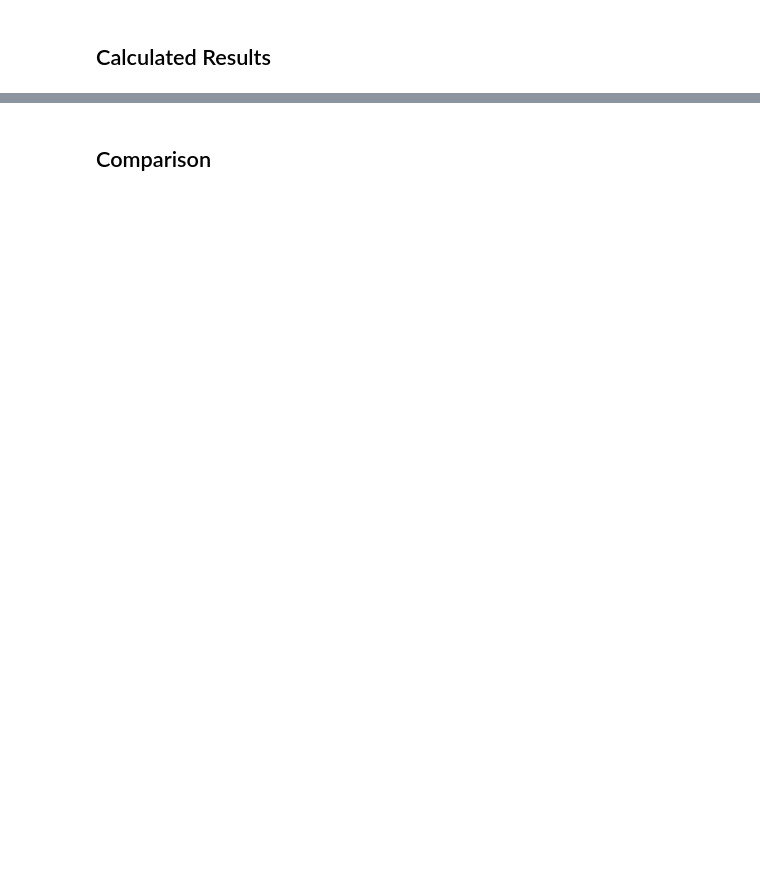
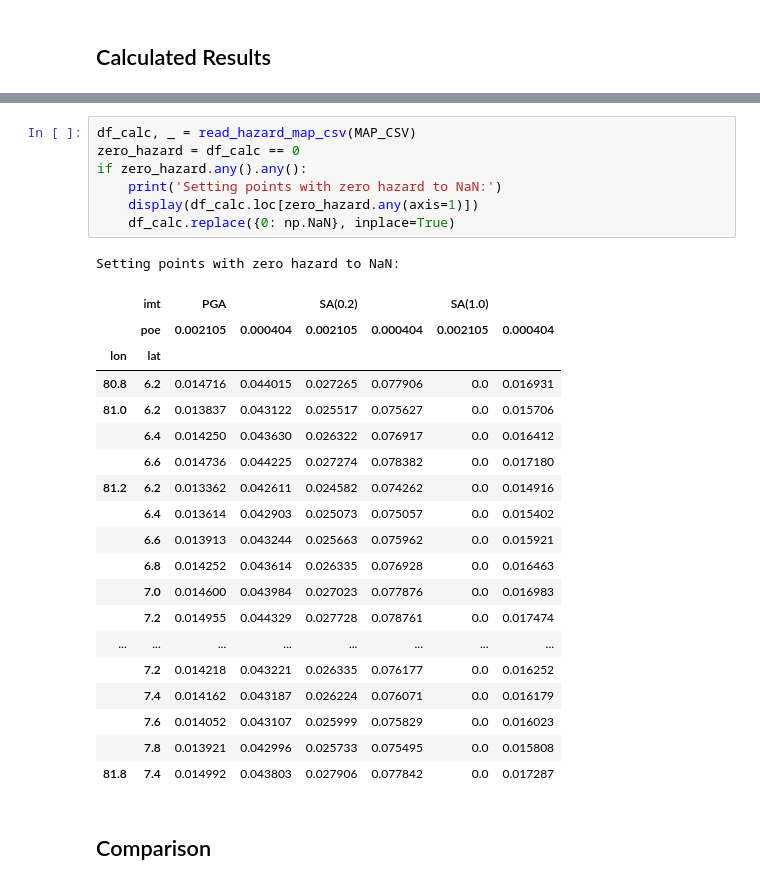
Before and after one commit to nackerley/indian-subcontinent-psha, a Jupyter notebook: Results/Mapping.ipynb, the cells around one changed output, grey strips where cells are left out. Drawn from its saved outputs; the diff is of its cells as text; blank space fills up the shorter version.

```diff
--- a/Results/Mapping.ipynb
+++ b/Results/Mapping.ipynb
@@ -230,3 +138,31 @@ Saving: hazard_map-mean_24323.png
+# %%
+df_calc, _ = read_hazard_map_csv(MAP_CSV)
+zero_hazard = df_calc == 0
+if zero_hazard.any().any():
+    print('Setting points with zero hazard to NaN:')
+    display(df_calc.loc[zero_hazard.any(axis=1)])
+    df_calc.replace({0: np.NaN}, inplace=True)
+# %% [output]
+Setting points with zero hazard to NaN:
+|  | imt | PGA |  | SA(0.2) |  | SA(1.0) |  |
+|  | poe | 0.002105 | 0.000404 | 0.002105 | 0.000404 | 0.002105 | 0.000404 |
+| lon | lat |  |  |  |  |  |  |
+| 80.8 | 6.2 | 0.014716 | 0.044015 | 0.027265 | 0.077906 | 0.0 | 0.016931 |
+| 81.0 | 6.2 | 0.013837 | 0.043122 | 0.025517 | 0.075627 | 0.0 | 0.015706 |
+|  | 6.4 | 0.014250 | 0.043630 | 0.026322 | 0.076917 | 0.0 | 0.016412 |
+|  | 6.6 | 0.014736 | 0.044225 | 0.027274 | 0.078382 | 0.0 | 0.017180 |
+| 81.2 | 6.2 | 0.013362 | 0.042611 | 0.024582 | 0.074262 | 0.0 | 0.014916 |
+|  | 6.4 | 0.013614 | 0.042903 | 0.025073 | 0.075057 | 0.0 | 0.015402 |
+|  | 6.6 | 0.013913 | 0.043244 | 0.025663 | 0.075962 | 0.0 | 0.015921 |
+|  | 6.8 | 0.014252 | 0.043614 | 0.026335 | 0.076928 | 0.0 | 0.016463 |
+|  | 7.0 | 0.014600 | 0.043984 | 0.027023 | 0.077876 | 0.0 | 0.016983 |
+|  | 7.2 | 0.014955 | 0.044329 | 0.027728 | 0.078761 | 0.0 | 0.017474 |
+| ... | ... | ... | ... | ... | ... | ... | ... |
+|  | 7.2 | 0.014218 | 0.043221 | 0.026335 | 0.076177 | 0.0 | 0.016252 |
+|  | 7.4 | 0.014162 | 0.043187 | 0.026224 | 0.076071 | 0.0 | 0.016179 |
+|  | 7.6 | 0.014052 | 0.043107 | 0.025999 | 0.075829 | 0.0 | 0.016023 |
+|  | 7.8 | 0.013921 | 0.042996 | 0.025733 | 0.075495 | 0.0 | 0.015808 |
+| 81.8 | 7.4 | 0.014992 | 0.043803 | 0.027906 | 0.077842 | 0.0 | 0.017287 |
 # %% [markdown]
 ## Comparison
 # %%
```
Also changed, not shown: parts of 14 cells of this notebook, 16 other files.
